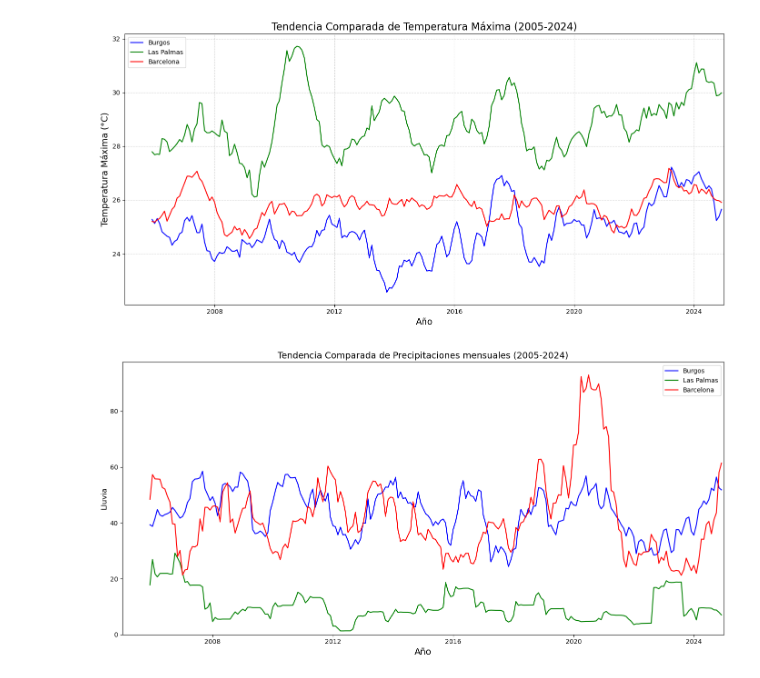
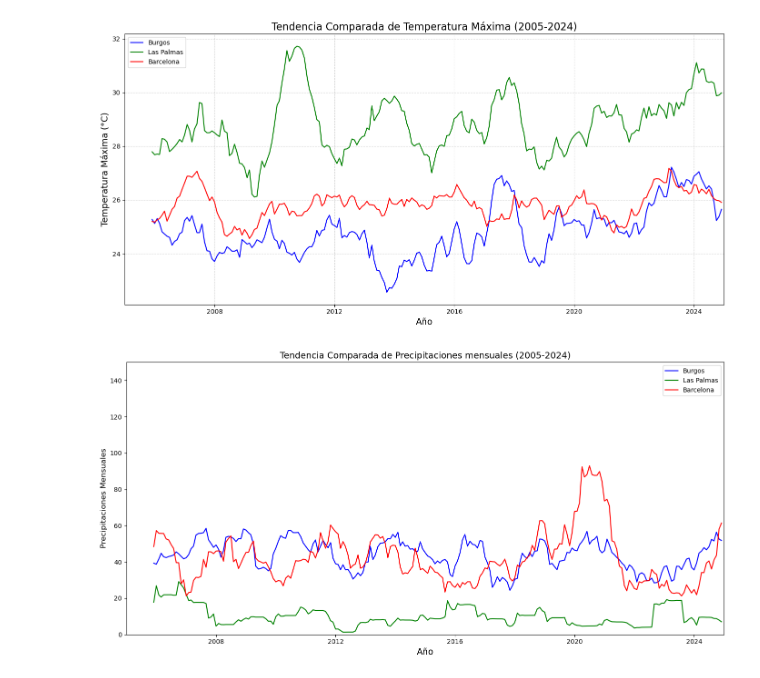
Before and after one commit to IgnacioMaese/Proyecto-AEMET-2, a Jupyter notebook: 4-analisis-conjunto.ipynb, the cells around one changed output. Saved outputs shown, nothing was run; the diff lists cells and outputs as text; code cells hidden in the pictures.

```diff
--- a/4-analisis-conjunto.ipynb
+++ b/4-analisis-conjunto.ipynb
@@ -182,49 +167,49 @@ import pandas as pd
 import matplotlib.pyplot as plt
 import matplotlib.dates as mdates
 
-#Calculo de la tendencia en maximas hasta la actualidad. Con esto podemos observar que realmente hay aumento de las temperaturas a lo largo de los años.
+#Calculo de la tendencia de precipitaciones mensuales. Comprobamos si .
 
-df_Burgos['fecha'] = pd.to_datetime(df_Burgos['fecha'])
-df1= df_Burgos.set_index('fecha')
-df_Barcelona['fecha'] = pd.to_datetime(df_Barcelona['fecha'])
-df2= df_Barcelona.set_index('fecha')
-df_Las_Palmas['fecha'] = pd.to_datetime(df_Las_Palmas['fecha'])
-df3 = df_Las_Palmas.set_index('fecha')
+df_Burgos["fecha"] = pd.to_datetime(df_Burgos["fecha"])
+df1= df_Burgos.set_index("fecha")
+df_Barcelona["fecha"] = pd.to_datetime(df_Barcelona["fecha"])
+df2= df_Barcelona.set_index("fecha")
+df_Las_Palmas["fecha"] = pd.to_datetime(df_Las_Palmas["fecha"])
+df3 = df_Las_Palmas.set_index("fecha")
 
 mm_burgos_lluvia = df1["p_mes"].rolling(window=12).mean()
 mm_barcelona_lluvia = df2["p_mes"].rolling(window=12).mean()
 mm_las_palmas_lluvia = df3["p_mes"].rolling(window=12).mean()
 
 fig, ax = plt.subplots(figsize=(14, 7))
 
-ax.plot(mm_burgos.index, mm_burgos.values,
+ax.plot(mm_burgos_lluvia.index, mm_burgos_lluvia.values,
         label="Burgos",
         color="blue",
         linewidth=1.5)
 
-ax.plot(mm_las_palmas.index, mm_las_palmas.values,
+ax.plot(mm_las_palmas_lluvia.index, mm_las_palmas_lluvia.values,
         label="Las Palmas",
         color="green",
         linewidth=1.5)
 
-ax.plot(mm_barcelona.index, mm_barcelona.values,
+ax.plot(mm_barcelona_lluvia.index, mm_barcelona_lluvia.values,
         label="Barcelona",
         color="red",
         linewidth=1.5)
 
 ax.xaxis.set_major_locator(mdates.YearLocator(4))
 ax.xaxis.set_major_formatter(mdates.DateFormatter('%Y'))
 
 fecha_inicio = pd.to_datetime('2005-01-01')
 fecha_fin = pd.to_datetime('2024-12-31')
 ax.set_xlim(fecha_inicio, fecha_fin)
-ax.set_ylim(0, None)
+ax.set_ylim(0, 150)
 ax.set_title(f"Tendencia Comparada de Precipitaciones mensuales (2005-2024)", fontsize=14)
 ax.set_xlabel("Año", fontsize=14)
-ax.set_ylabel("Lluvia", fontsize=12)
+ax.set_ylabel("Precipitaciones Mensuales", fontsize=12)
 ax.legend(loc='best', fontsize=10)
 
 plt.tight_layout()
 plt.show()
 # %% [output]
-[figure, old version]
+[figure, new version]
```
Also changed, not shown: parts of 12 cells of this notebook, 2 other files.
